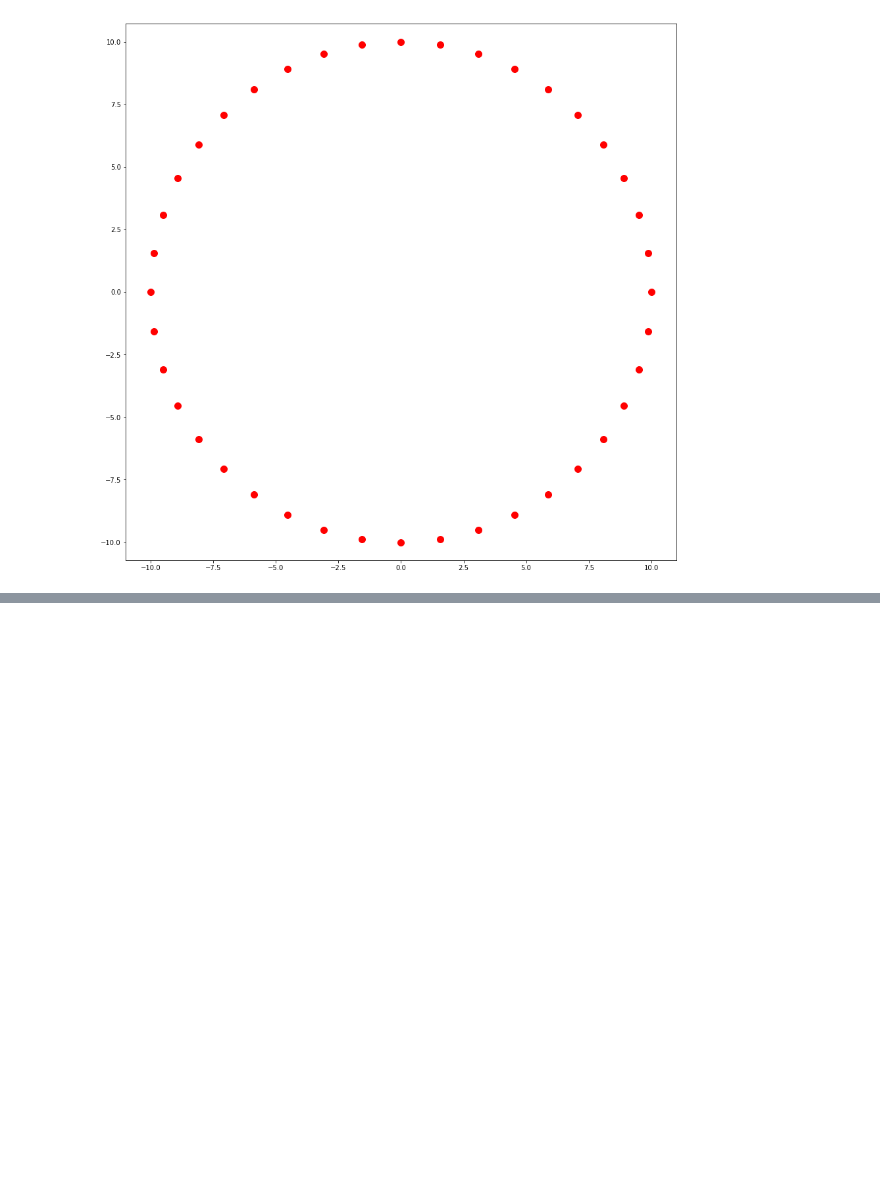
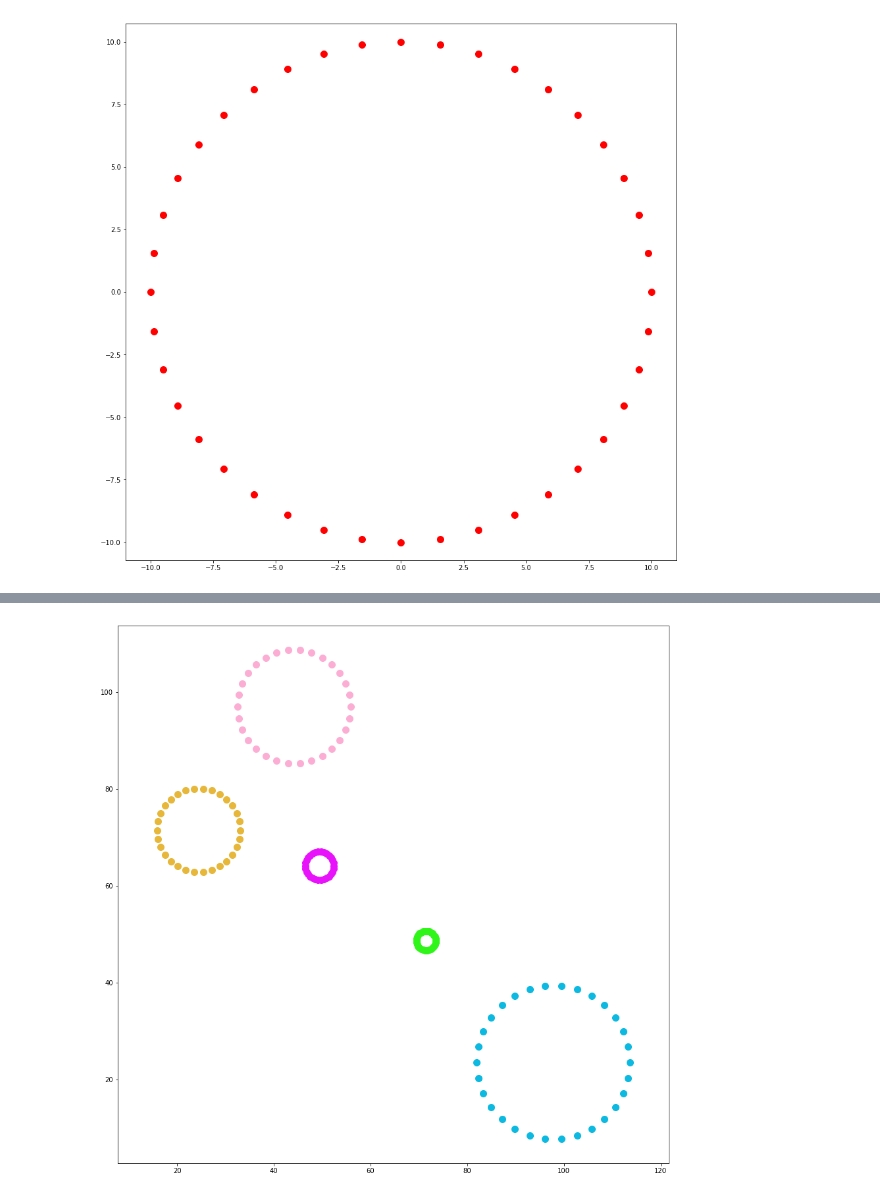
Before and after one commit to weichengyuan1226/MAS-2021, a Jupyter notebook: 01_python_basics/Basics_excercises.ipynb, the cells around one changed output, grey strips where cells are left out. Drawn from its saved outputs; the diff is of its cells as text; code cells hidden in the pictures; blank space fills up the shorter version.

```diff
--- a/01_python_basics/Basics_excercises.ipynb
+++ b/01_python_basics/Basics_excercises.ipynb
@@ -118,0 +138,15 @@ plt.plot(x,y,'ro', color='red', markersize=10)
+# %%
+plt.figure(figsize = (15,15))
+plt.axis('equal')
+
+from random import random as rand
+
+
+for i in range(5):
+    draw_circle(N=30,
+                radius=rand()*18,
+                center_x=rand()*100,
+                center_y=rand()*100,
+                color=(rand(), rand(), rand()))
+# %% [output]
+[figure, added]
```
Also changed, not shown: parts of 5 cells of this notebook.
